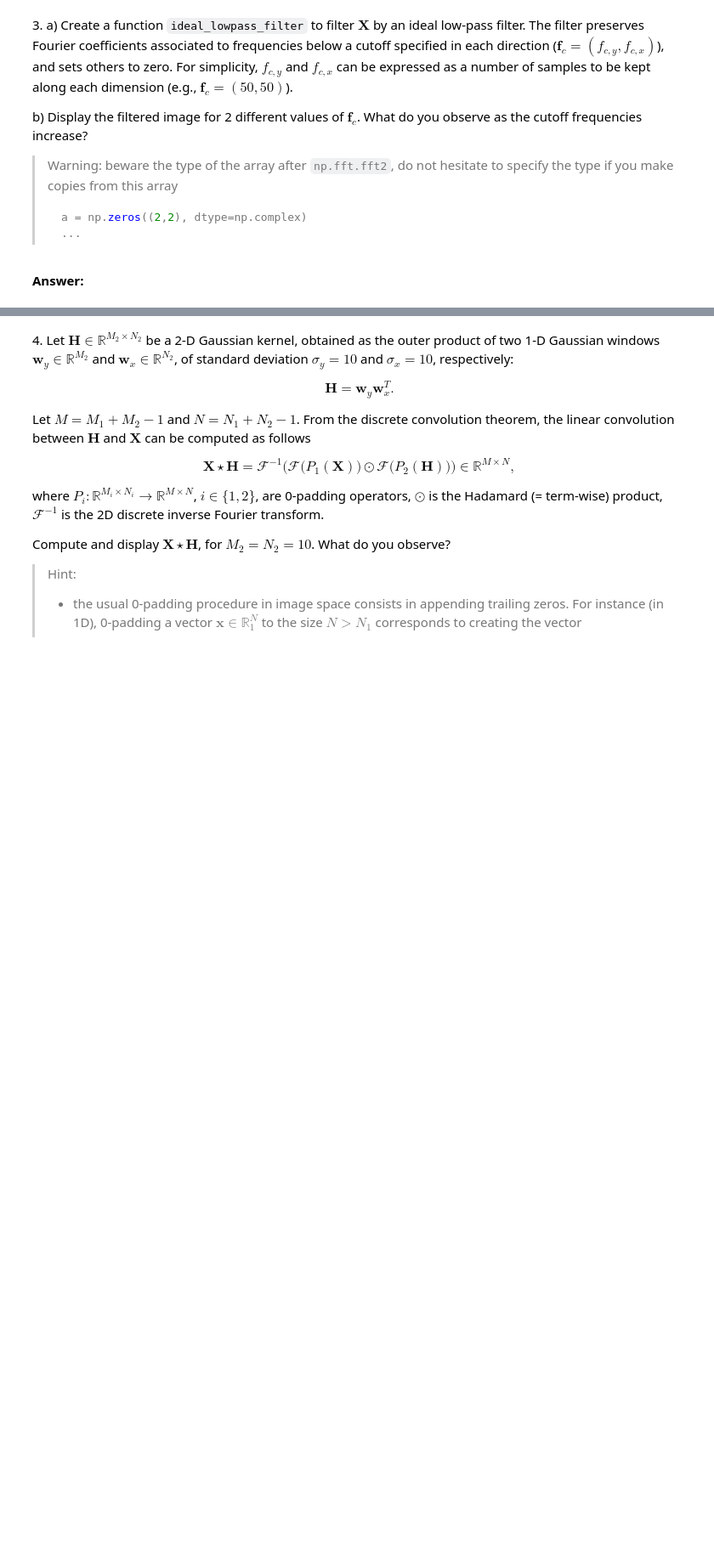
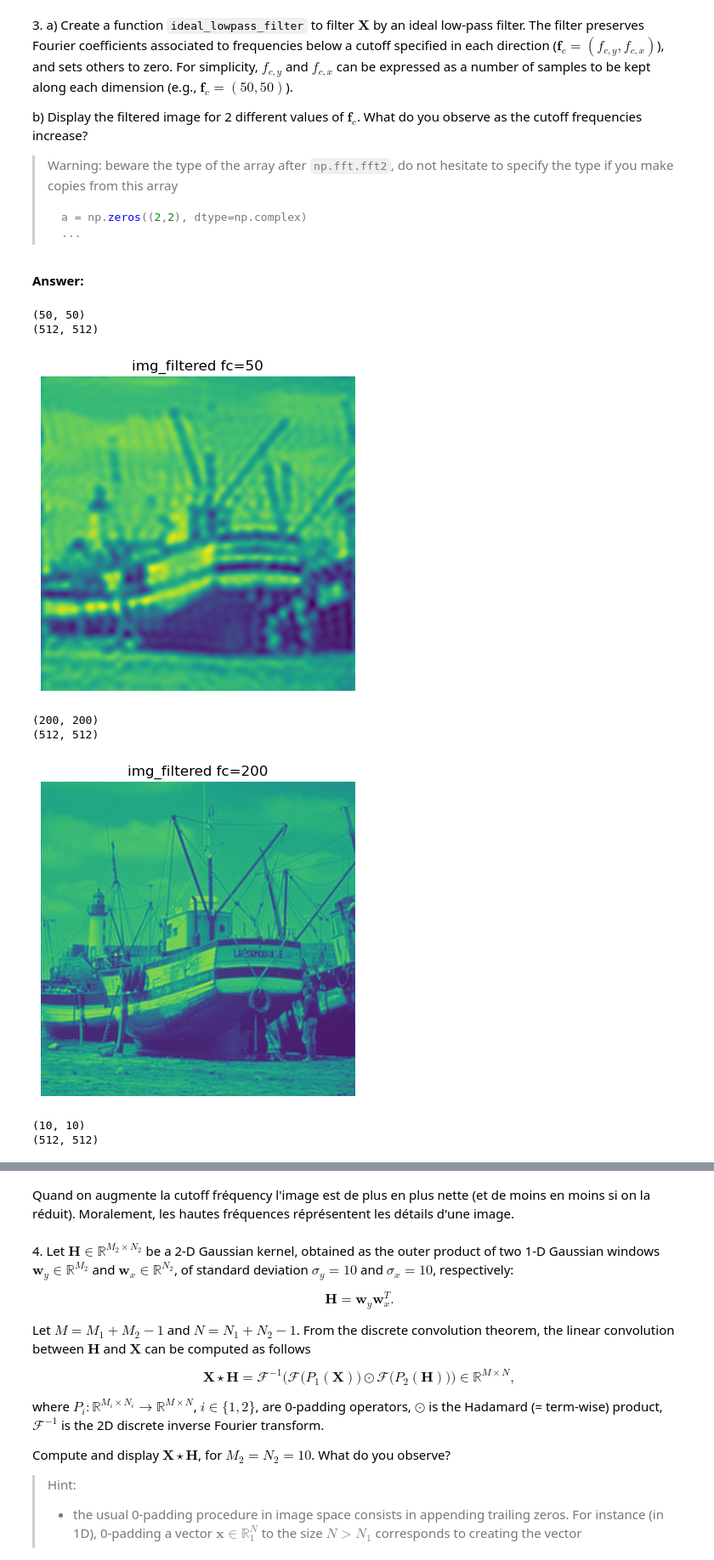
Before and after one commit to SerinaTraore/python_sdia, a Jupyter notebook: Labs/source/Lab3/lab3_alexandre.ipynb, the cells around one changed output, grey strips where cells are left out. Shown at 85% size. Drawn from its saved outputs; the diff is of its cells as text; code cells hidden in the pictures; blank space fills up the shorter version.

````diff
--- a/Labs/source/Lab3/lab3_alexandre.ipynb
+++ b/Labs/source/Lab3/lab3_alexandre.ipynb
@@ -153,9 +153,44 @@ b) Display the filtered image for 2 different values of $\mathbf{f}_c$. What do
 > ```
 # %% [markdown]
 **Answer:**
-# %%
-def ideal_lowpass_filter(X,fc):
-    fft_img=np.fft.fftshift(np.fft.fft2(X))
-    center=(fft_img.shape[0]//2,fft_img.shape[1]//2)
-
-    fft_filtered=fft_img[(fft_img.shape[0]-fc[0])/2:1+(fft_img.shape[0]+fc[0])/2,(fft_img.shape[1]-fc[1])/2:1+(fft_img.shape[1]+fc[1])/2]
+# %%
+def ideal_lowpass_filter(X,fc):
+    fft_img=np.fft.fftshift(np.fft.fft2(X))
+    h,w = fft_img.shape[0], fft_img.shape[1]
+
+    fft_filtered=fft_img[(h-fc)//2:fc+(h-fc)//2,(w-fc)//2:fc+(w-fc)//2]
+    print(fft_filtered.shape)
+    padh=(h-fc)//2
+    padw=(w-fc)//2
+    fft_filtered =np.pad(fft_filtered,((padh,padh),(padw,padw)))
+    print(fft_filtered.shape)
+
+    img_filtered = np.fft.ifft2(np.fft.ifftshift(fft_filtered))
+    return np.real(img_filtered)
+
+img_filtered = ideal_lowpass_filter(img_array,50)
+plt.imshow(img_filtered)
+plt.title('img_filtered fc=50')  # Optional: Add a title
+plt.axis('off')  # Optional: Turn off axis labels
+plt.show()
+
+img_filtered = ideal_lowpass_filter(img_array,200)
+plt.imshow(img_filtered)
+plt.title('img_filtered fc=200')  # Optional: Add a title
+plt.axis('off')  # Optional: Turn off axis labels
+plt.show()
+
+img_filtered = ideal_lowpass_filter(img_array,10)
+plt.imshow(img_filtered)
+plt.title('img_filtered fc=10')  # Optional: Add a title
+plt.axis('off')  # Optional: Turn off axis labels
+plt.show()
+# %% [output]
+(50, 50)
+(512, 512)
+[figure, added]
+(200, 200)
+(512, 512)
+[figure, added]
+(10, 10)
+(512, 512)
@@ -162,3 +198,5 @@ def ideal_lowpass_filter(X,fc):
+# %% [markdown]
+Quand on augmente la cutoff fréquency l'image est de plus en plus nette (et de moins en moins si on la réduit). Moralement, les hautes fréquences réprésentent les détails d'une image.
 # %% [markdown]
 4\. Let $\mathbf{H} \in \mathbb{R}^{M_2\times N_2}$ be a 2-D Gaussian kernel, obtained as the outer product of two 1-D Gaussian windows $\mathbf{w}_y \in \mathbb{R}^{M_2}$ and $\mathbf{w}_x \in \mathbb{R}^{N_2}$, of standard deviation $\sigma_y = 10$ and $\sigma_x = 10$, respectively:
 
````
Also changed, not shown: parts of 6 cells of this notebook, 3 other files.
